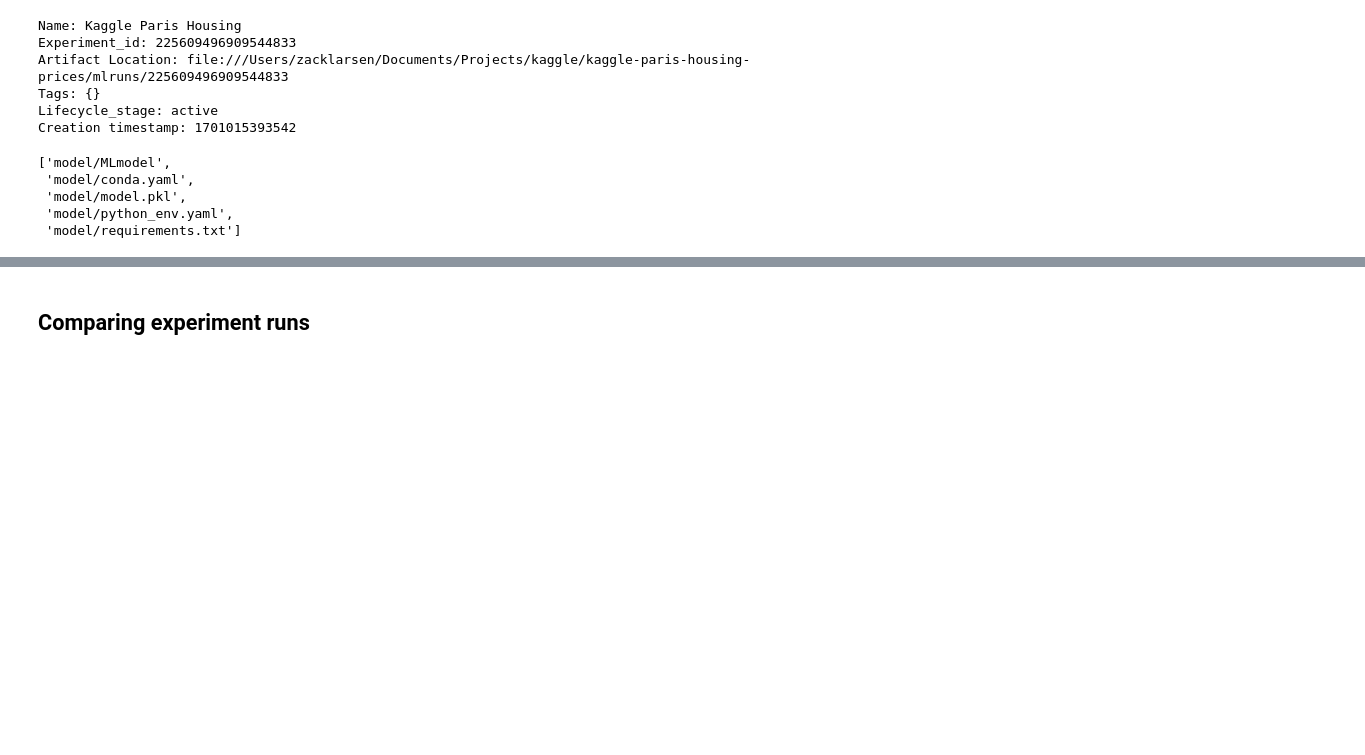
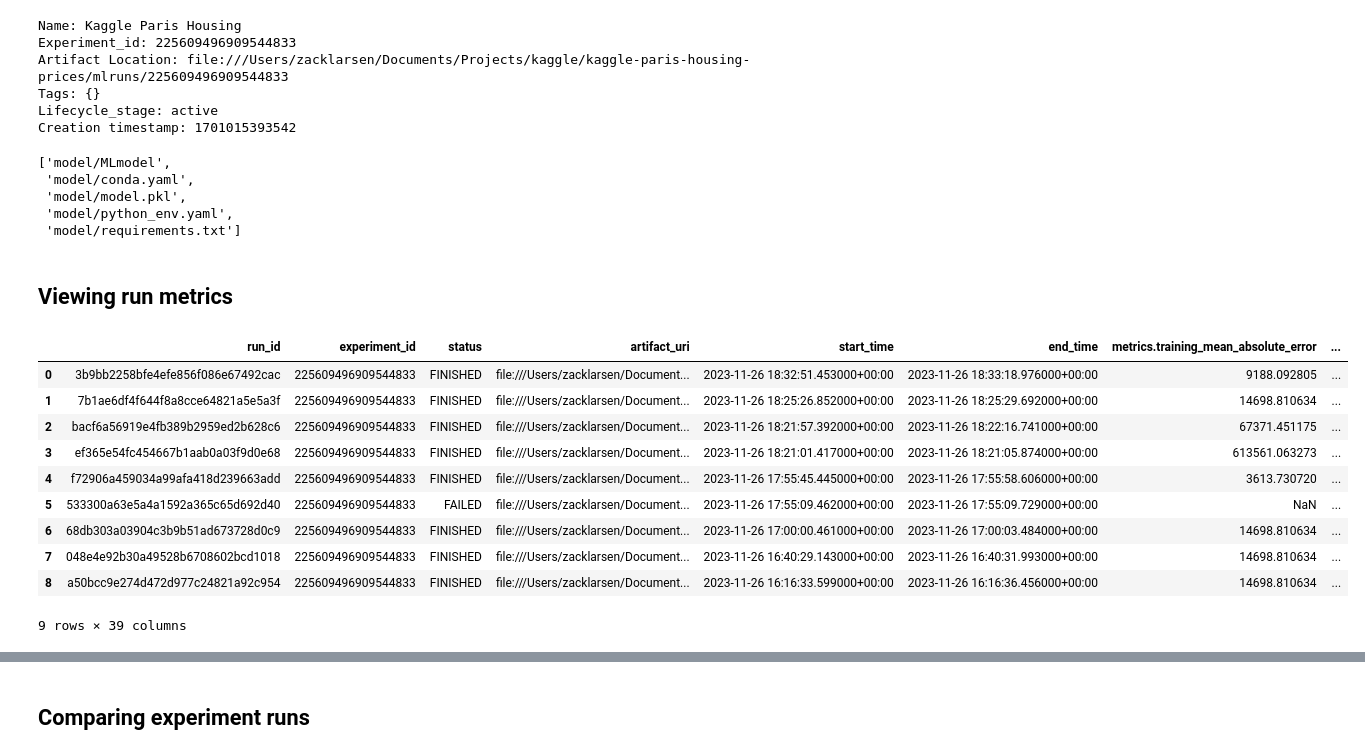
Before and after one commit to ZackLarsen/kaggle-paris-housing-prices, a Jupyter notebook: notebooks/mlflow.ipynb, the cells around one changed output, grey strips where cells are left out. Cells and saved outputs as stored; diff of their text form; code cells hidden in the pictures; blank space fills up the shorter version.

```diff
--- a/notebooks/mlflow.ipynb
+++ b/notebooks/mlflow.ipynb
@@ -81,3 +98,22 @@ artifacts
  'model/model.pkl',
  'model/python_env.yaml',
  'model/requirements.txt']
+# %% [markdown]
+## Viewing run metrics
+# %%
+experiment_id = "225609496909544833"
+df_runs = mlflow.search_runs(experiment_ids=[experiment_id])
+# %%
+df_runs
+# %% [output]
+|  | run_id | experiment_id | status | artifact_uri | start_time | end_time | metrics.training_mean_absolute_error | ... |
+| 0 | 3b9bb2258bfe4efe856f086e67492cac | 225609496909544833 | FINISHED | file:///Users/zacklarsen/Document... | 2023-11-26 18:32:51.453000+00:00 | 2023-11-26 18:33:18.976000+00:00 | 9188.092805 | ... |
+| 1 | 7b1ae6df4f644f8a8cce64821a5e5a3f | 225609496909544833 | FINISHED | file:///Users/zacklarsen/Document... | 2023-11-26 18:25:26.852000+00:00 | 2023-11-26 18:25:29.692000+00:00 | 14698.810634 | ... |
+| 2 | bacf6a56919e4fb389b2959ed2b628c6 | 225609496909544833 | FINISHED | file:///Users/zacklarsen/Document... | 2023-11-26 18:21:57.392000+00:00 | 2023-11-26 18:22:16.741000+00:00 | 67371.451175 | ... |
+| 3 | ef365e54fc454667b1aab0a03f9d0e68 | 225609496909544833 | FINISHED | file:///Users/zacklarsen/Document... | 2023-11-26 18:21:01.417000+00:00 | 2023-11-26 18:21:05.874000+00:00 | 613561.063273 | ... |
+| 4 | f72906a459034a99afa418d239663add | 225609496909544833 | FINISHED | file:///Users/zacklarsen/Document... | 2023-11-26 17:55:45.445000+00:00 | 2023-11-26 17:55:58.606000+00:00 | 3613.730720 | ... |
+| 5 | 533300a63e5a4a1592a365c65d692d40 | 225609496909544833 | FAILED | file:///Users/zacklarsen/Document... | 2023-11-26 17:55:09.462000+00:00 | 2023-11-26 17:55:09.729000+00:00 | NaN | ... |
+| 6 | 68db303a03904c3b9b51ad673728d0c9 | 225609496909544833 | FINISHED | file:///Users/zacklarsen/Document... | 2023-11-26 17:00:00.461000+00:00 | 2023-11-26 17:00:03.484000+00:00 | 14698.810634 | ... |
+| 7 | 048e4e92b30a49528b6708602bcd1018 | 225609496909544833 | FINISHED | file:///Users/zacklarsen/Document... | 2023-11-26 16:40:29.143000+00:00 | 2023-11-26 16:40:31.993000+00:00 | 14698.810634 | ... |
+| 8 | a50bcc9e274d472d977c24821a92c954 | 225609496909544833 | FINISHED | file:///Users/zacklarsen/Document... | 2023-11-26 16:16:33.599000+00:00 | 2023-11-26 16:16:36.456000+00:00 | 14698.810634 | ... |
+9 rows × 39 columns
```
Also changed, not shown: parts of 9 cells of this notebook, 10 other files.
